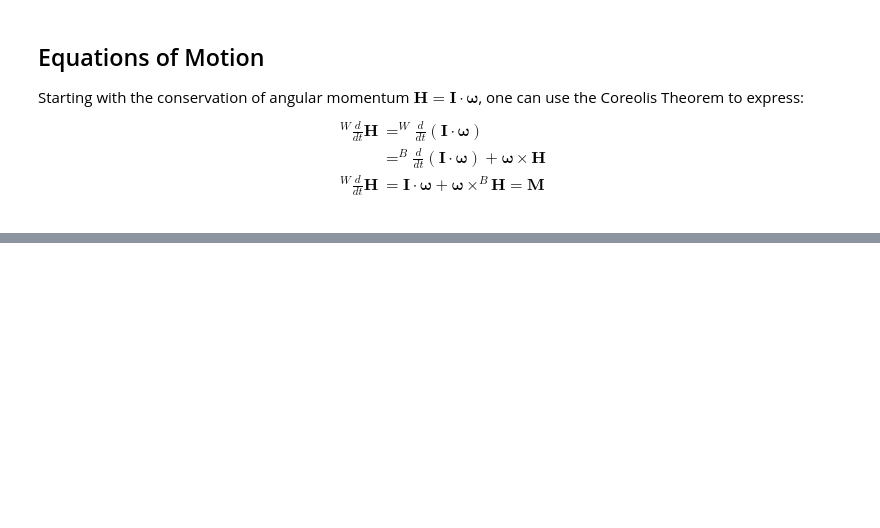
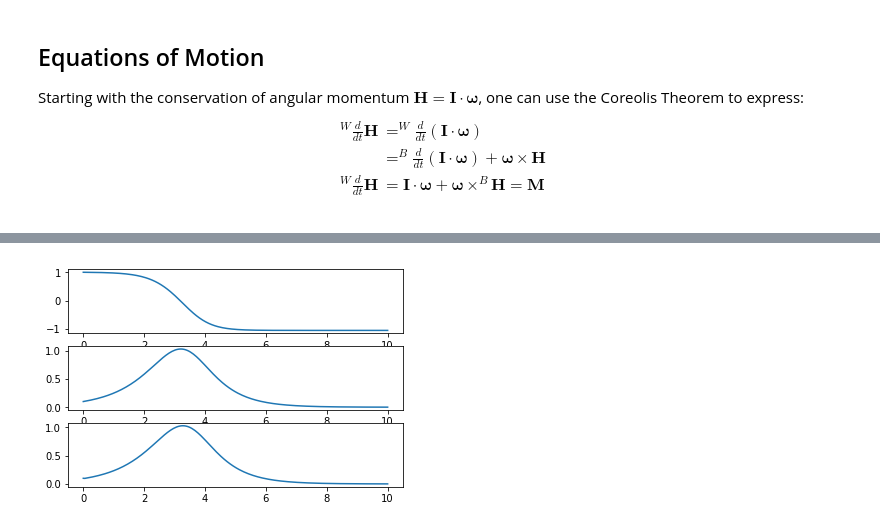
Before and after one commit to tonioteran/notebooks, a Jupyter notebook: AngularMotion.ipynb, the cells around one changed output, grey strips where cells are left out. Drawn from its saved outputs; the diff is of its cells as text; code cells hidden in the pictures; blank space fills up the shorter version.

Commit message:
add plotting function

```diff
--- a/AngularMotion.ipynb
+++ b/AngularMotion.ipynb
@@ -13,9 +13,30 @@ Starting with the conservation of angular momentum $\mathbf{H} = \mathbf{I} \cdo
  &= ^B\frac{d}{dt}\left(\mathbf{I} \cdot \boldsymbol{\omega}\right) + \boldsymbol{\omega} \times \mathbf{H} \\
 ^W \frac{d}{dt} \mathbf{H} &= \mathbf{I} \cdot \boldsymbol{\omega} + \boldsymbol{\omega} \times ^B\mathbf{H} = \mathbf{M} \\
 \end{align}
+# %%
+def propagateOmega(omega,I,dt):
+    '''
+    input: omega, 3x1 np.matrix, current ang rate
+               I, 3x3 np.matrix, inertia matrix
+              dt, float, delta time
+    '''
+    omega_new      = np.zeros([3,1])
+    omega_new[0,0] = omega[0,0] + ((I[1,1] - I[2,2])/I[0,0])*omega[1,0]*omega[2,0] * dt
+    omega_new[1,0] = omega[1,0] + ((I[2,2] - I[0,0])/I[1,1])*omega[2,0]*omega[0,0] * dt
+    omega_new[2,0] = omega[1,0] + ((I[0,0] - I[1,1])/I[2,2])*omega[0,0]*omega[1,0] * dt
+    return omega_new
+# %%
+def plotOmegaHistory(time,omega_hist):
+    plt.subplot(311)
+    plt.plot(time,omega_hist[0,:-1].T)
+    plt.subplot(312)
+    plt.plot(time,omega_hist[1,:-1].T)
+    plt.subplot(313)
+    plt.plot(time,omega_hist[2,:-1].T)
 # %%
 # initial conditions:
-omega_0 = np.matrix([[0, 0, 0]]).T
+omega_0 = np.matrix([[1, 0.1, 0.1]]).T
+omega_hist = omega_0
 
 # time span
 resolution = 0.05 # timestep in [s]
@@ -32,0 +48,5 @@ array([[1, 0, 0],
+# %%
+for i,t in enumerate(time):
+    print("{}: omega = \n{}\n".format(i, omega_0))
+    omega_0 = propagateOmega(omega_0,I,time[1]) # time propagation
+    omega_hist = np.append(omega_hist, omega_0, axis=1)
@@ -32,0 +71,4 @@ array([[1, 0, 0],
+# %%
+plotOmegaHistory(time,omega_hist)
+# %% [output]
+[figure, added]
```
Also changed, not shown: parts of 2 cells of this notebook.
